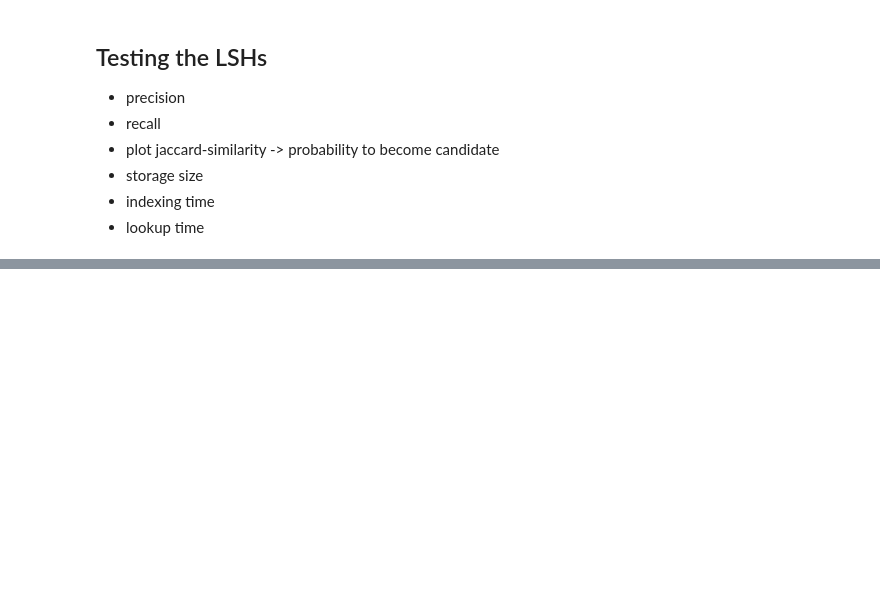
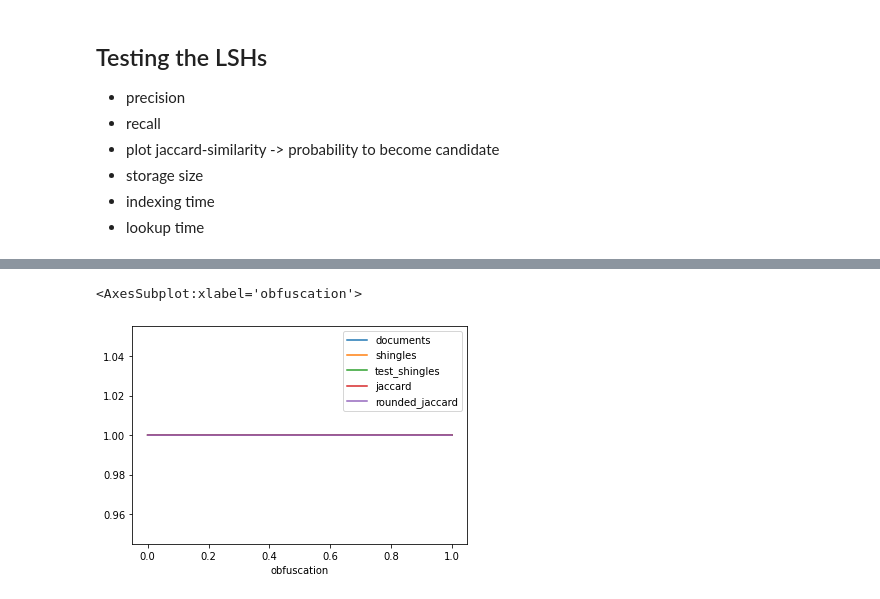
Before and after one commit to chr1st1ank/lsh-experiments, a Jupyter notebook: minhash.ipynb, the cells around one changed output, grey strips where cells are left out. Cells and saved outputs as stored; diff of their text form; code cells hidden in the pictures; blank space fills up the shorter version.

```diff
--- a/minhash.ipynb
+++ b/minhash.ipynb
@@ -340,0 +365,7 @@ Wall time: 12 s
+# %%
+df_test_samples.assign(rounded_jaccard=df_test_samples.obfuscation.round(1)).groupby(
+    "obfuscation"
+).count().plot()
+# %% [output]
+<AxesSubplot:xlabel='obfuscation'>
+[figure, added]
```
Also changed, not shown: parts of 36 cells of this notebook, 2 other files.
